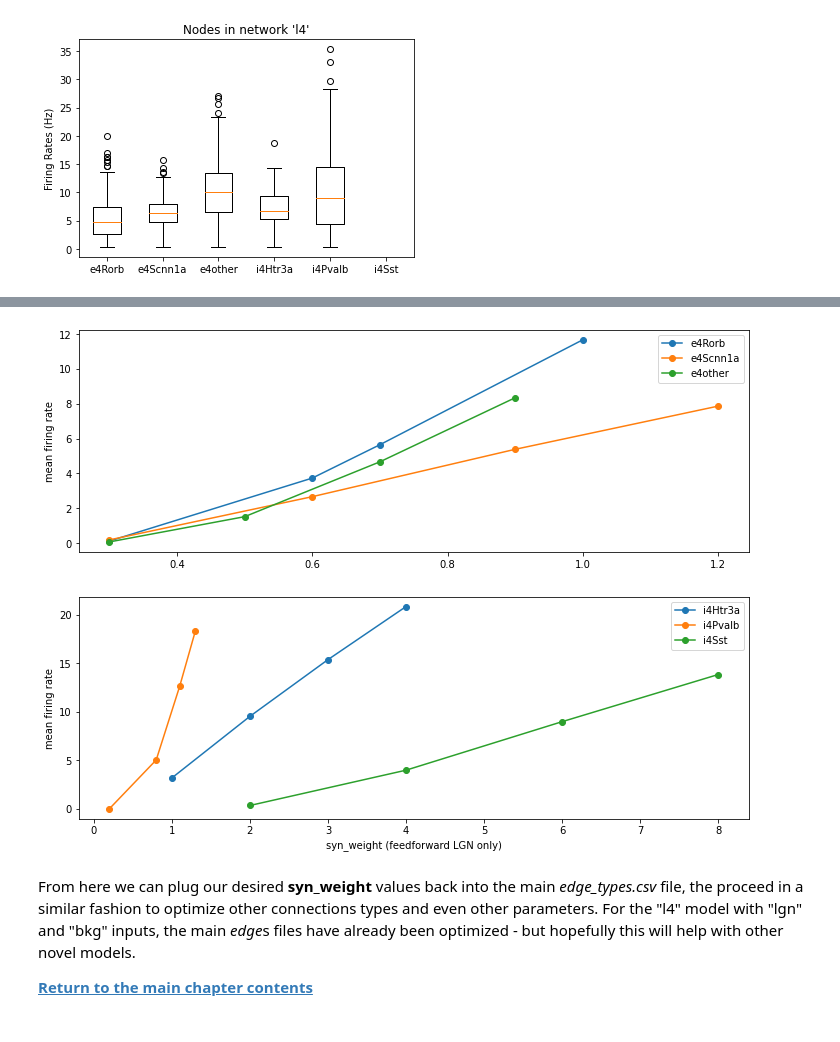
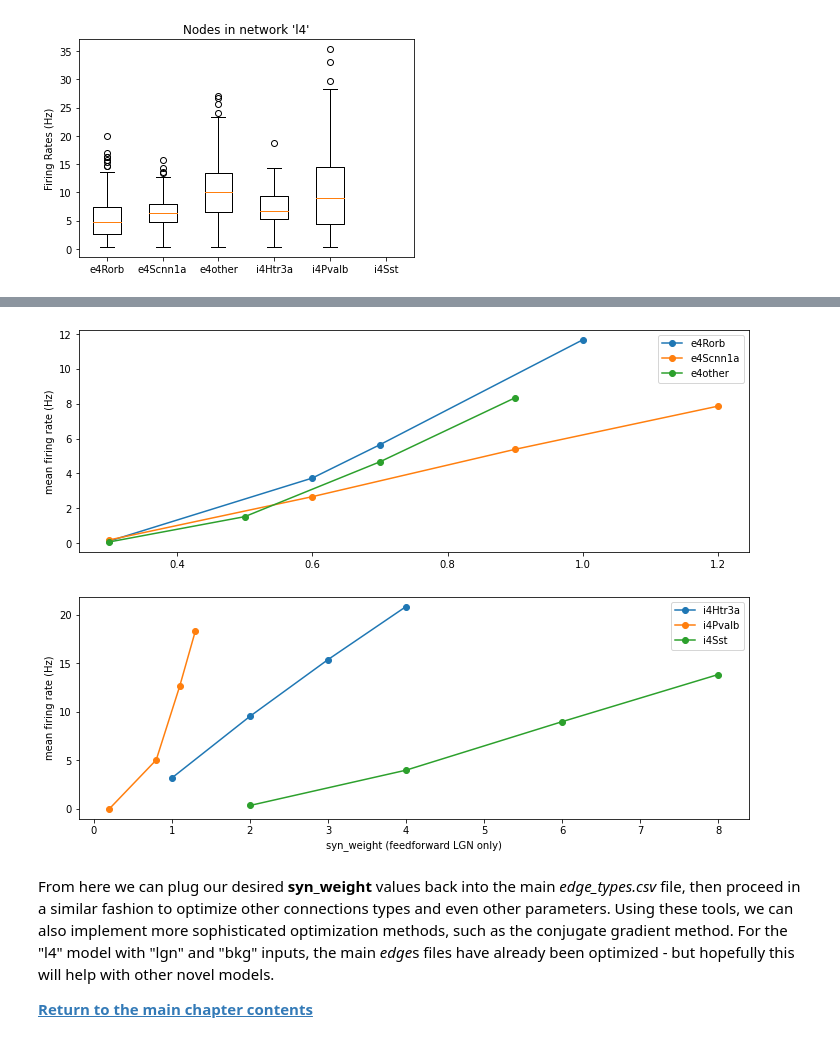
Before and after one commit to AllenInstitute/bmtk_workshop_2022, a Jupyter notebook: Ch6_l4model/6C. Parameter Tuning.ipynb, the cells around one changed output, grey strips where cells are left out. Cells and saved outputs as stored; diff of their text form; code cells hidden in the pictures.

```diff
--- a/Ch6_l4model/6C. Parameter Tuning.ipynb
+++ b/Ch6_l4model/6C. Parameter Tuning.ipynb
@@ -106,7 +123,7 @@
 from bmtk.simulator import pointnet
 from bmtk.simulator.pointnet.pyfunction_cache import synaptic_weight
 
-
+i = 1
 @synaptic_weight
 def set_syn_weight(edge_props, source_nodes, target_nodes):
     # Check the target's cell_line. If it is e4Rorb then reduce the syn-weight value,
@@ -114,10 +131,9 @@ def set_syn_weight(edge_props, source_nodes, target_nodes):
     trg_type = target_nodes['cell_line'].unique()[0]
 
     if trg_type == 'e4Rorb':
-        return np.full(len(edge_props), fill_value=0.68)*edge_props.nsyns
+        return np.full(len(edge_props), fill_value=0.68)*np.array(edge_props['nsyns'])
     else:
-        return np.array(edge_props['syn_weight']*edge_props.nsyns)
-
+        return np.array(edge_props['syn_weight']*edge_props['nsyns'])
 
 configure = pointnet.Config.from_json('config.simulation_pointnet.feedforward.json')
 configure.build_env()
@@ -222,23 +238,23 @@ for i in range(4):
 # %%
 fig, ax = plt.subplots(2, 1, figsize=(12, 9))
 for cell_line, weights in weights_table.items():
     firing_rates = fr_table[cell_line]
     # Since the exc and inh have different syn_weight scales let's
     # plot them separately.
     if cell_line.startswith('e'):
         ax[0].plot(weights, firing_rates, '-o', label=cell_line)
     else:
         ax[1].plot(weights, firing_rates, '-o', label=cell_line)
 
 ax[1].set_xlabel('syn_weight (feedforward LGN only)')
-ax[0].set_ylabel('mean firing rate')
-ax[1].set_ylabel('mean firing rate')
+ax[0].set_ylabel('mean firing rate (Hz)')
+ax[1].set_ylabel('mean firing rate (Hz)')
 ax[0].legend()
 ax[1].legend()
 plt.show()
 # %% [output]
-[figure, old version]
+[figure, new version]
 # %% [markdown]
-From here we can plug our desired **syn_weight** values back into the main *edge_types.csv* file, the proceed in a similar fashion to optimize other connections types and even other parameters. For the "l4" model with "lgn" and "bkg" inputs, the main *edge*s files have already been optimized - but hopefully this will help with other novel models.
+From here we can plug our desired **syn_weight** values back into the main *edge_types.csv* file, then proceed in a similar fashion to optimize other connections types and even other parameters. Using these tools, we can also implement more sophisticated optimization methods, such as the conjugate gradient method. For the "l4" model with "lgn" and "bkg" inputs, the main *edge*s files have already been optimized - but hopefully this will help with other novel models.
 
 [**Return to the main chapter contents**](6.%20More%20Realistic%20Model%20and%20Advanced%20Features.ipynb)
```
Also changed, not shown: parts of 7 cells of this notebook.
